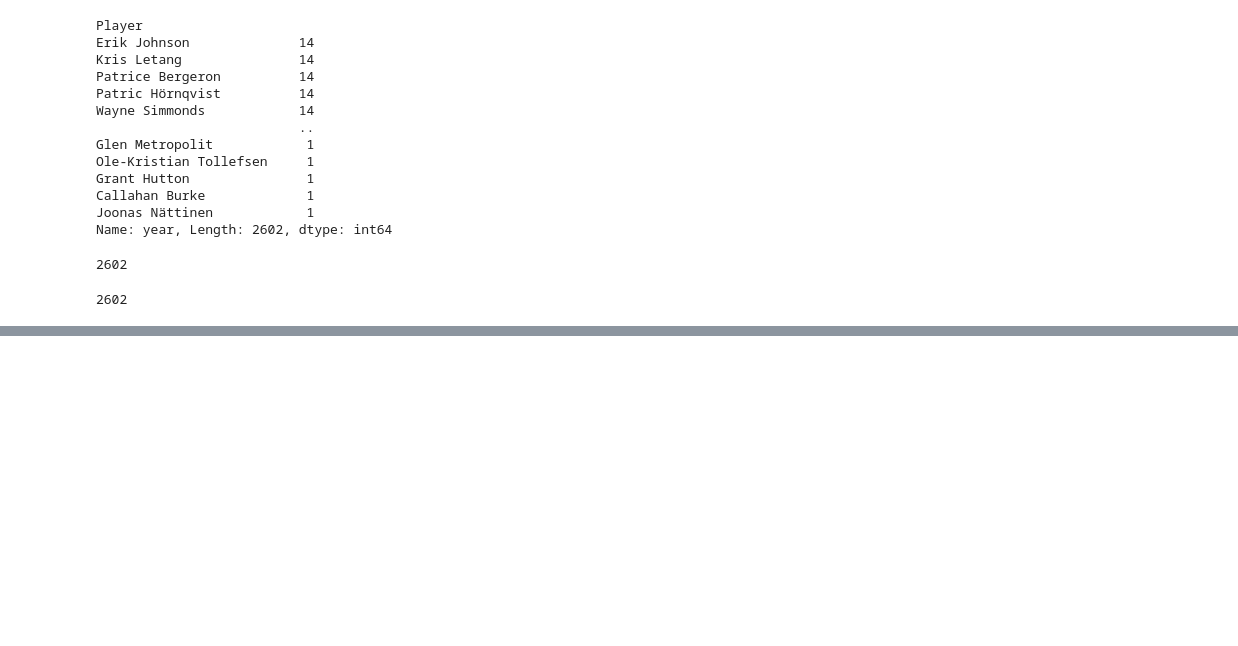
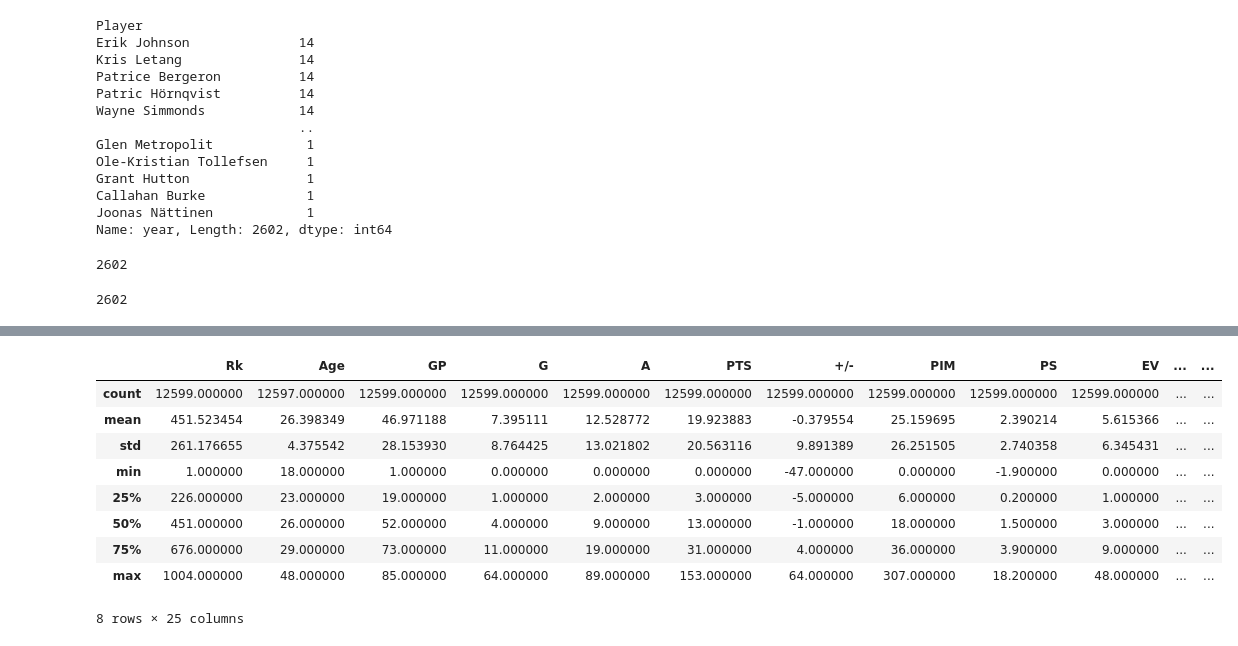
Before and after one commit to lukekerwin/DS-320_Project, a Jupyter notebook: Player Data/PlayerData_Cleaning.ipynb, the cells around one changed output, grey strips where cells are left out. Drawn from its saved outputs; the diff is of its cells as text; code cells hidden in the pictures; blank space fills up the shorter version.

```diff
--- a/Player Data/PlayerData_Cleaning.ipynb
+++ b/Player Data/PlayerData_Cleaning.ipynb
@@ -138,0 +219,13 @@ PlayerStats2.to_csv('player_data_non_duplicate', index=False)
+# %%
+PlayerStats.describe()
+# %% [output]
+|  | Rk | Age | GP | G | A | PTS | +/- | PIM | PS | EV | ... | ... |
+| count | 12599.000000 | 12597.000000 | 12599.000000 | 12599.000000 | 12599.000000 | 12599.000000 | 12599.000000 | 12599.000000 | 12599.000000 | 12599.000000 | ... | ... |
+| mean | 451.523454 | 26.398349 | 46.971188 | 7.395111 | 12.528772 | 19.923883 | -0.379554 | 25.159695 | 2.390214 | 5.615366 | ... | ... |
+| std | 261.176655 | 4.375542 | 28.153930 | 8.764425 | 13.021802 | 20.563116 | 9.891389 | 26.251505 | 2.740358 | 6.345431 | ... | ... |
+| min | 1.000000 | 18.000000 | 1.000000 | 0.000000 | 0.000000 | 0.000000 | -47.000000 | 0.000000 | -1.900000 | 0.000000 | ... | ... |
+| 25% | 226.000000 | 23.000000 | 19.000000 | 1.000000 | 2.000000 | 3.000000 | -5.000000 | 6.000000 | 0.200000 | 1.000000 | ... | ... |
+| 50% | 451.000000 | 26.000000 | 52.000000 | 4.000000 | 9.000000 | 13.000000 | -1.000000 | 18.000000 | 1.500000 | 3.000000 | ... | ... |
+| 75% | 676.000000 | 29.000000 | 73.000000 | 11.000000 | 19.000000 | 31.000000 | 4.000000 | 36.000000 | 3.900000 | 9.000000 | ... | ... |
+| max | 1004.000000 | 48.000000 | 85.000000 | 64.000000 | 89.000000 | 153.000000 | 64.000000 | 307.000000 | 18.200000 | 48.000000 | ... | ... |
+8 rows × 25 columns
```
Also changed, not shown: parts of 24 cells of this notebook.
